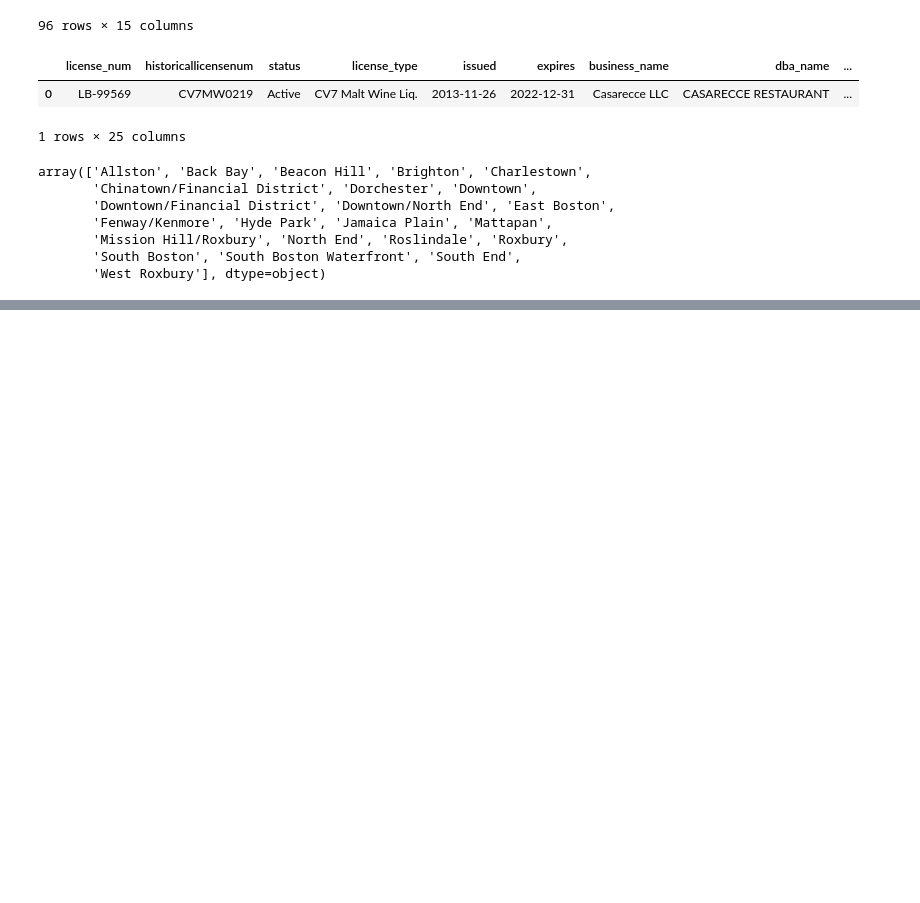
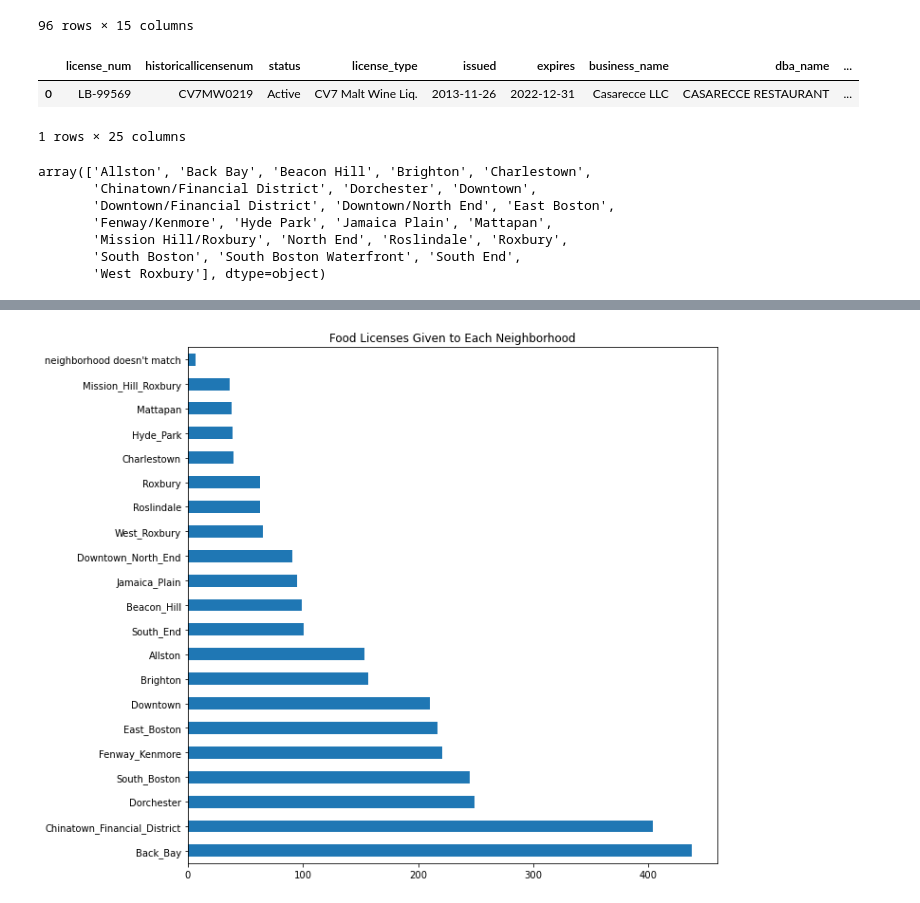
Before and after one commit to BU-Spark/ds-councilor-mejia-city-services, a Jupyter notebook: fall22-team-4/Deliverable_1.ipynb, the cells around one changed output, grey strips where cells are left out. Saved outputs shown, nothing was run; the diff lists cells and outputs as text; code cells hidden in the pictures; blank space fills up the shorter version.

Commit message:
Figures Added
Added 7 figures and updated Notebook

```diff
--- a/fall22-team-4/Deliverable_1.ipynb
+++ b/fall22-team-4/Deliverable_1.ipynb
@@ -119,15 +118,15 @@ array(['Allston', 'Back Bay', 'Beacon Hill', 'Brighton', 'Charlestown',
        'West Roxbury'], dtype=object)
 # %%
 # Neighborhood - Zipcode Arrays
-zip_dict = {"Allston" : ['02134'],
+zip_dict = {"Allston" : ['02134', '02163'],
             "Back_Bay" : ['02115', '02116', '02199'],
             "Beacon_Hill" : ['02108'],
             "Brighton" : ['02135'],
             "Charlestown" : ['02129'],
-            "Chinatown_Financial_District" : ['02108', '02109', '02110', '02111'],
+            "Chinatown_Financial_District" : ['02108', '02109', '02110', '02111', '02117'],
             "Dorchester" : ['02121', '02122', '02124', '02125'],
-            "Downtown" : ['02101'],
-            "Downtown_Financial_District" : ['02108', '02109', '02110', '02111'],
+            "Downtown" : ['02101', '02114', '02203', '02201'],
+            "Downtown_Financial_District" : ['02108', '02109', '02110', '02111', '02117'],
             "Downtown_North_End" : ['02109', '02110', '02113'],
             "East_Boston" : ['02128'],
             "Fenway_Kenmore" : ['02115', '02215'],
@@ -137,11 +136,12 @@ zip_dict = {"Allston" : ['02134'],
             "Mission_Hill_Roxbury" : ['02120'],
             "North_End" : ['02109', '02110', '02113'],
             "Roslindale" : ['02131'],
-            "Roxbury" : ['02120'],
-            "South_Boston" : ['02127'],
+            "Roxbury" : ['02120', '02119'],
+            "South_Boston" : ['02127', '02210'],
             "South_Boston_Waterfront" : ['02127'],
             "South_End" : ['02118'],
-            "West_Roxbury" : ['02132']}
+            "West_Roxbury" : ['02132', '02467']}
 
+# zip codes like 02148(malden) 02140(north cambridge)
 zip_dict["Allston"]
 # %% [output]
@@ -240,0 +217,10 @@ m.save('consumers_heatmap.html')
+# %%
+# plot number of neighborhood - food
+import matplotlib.pyplot as plt
+
+df_food['Neighborhood'].value_counts().plot(kind='barh', figsize = (10,10)
+                                           , title = "Food Licenses Given to Each Neighborhood")
+plt.savefig('1.png', bbox_inches='tight')
+plt.show()
+# %% [output]
+[figure, added]
```
Also changed, not shown: parts of 15 cells of this notebook, 13 other files.
